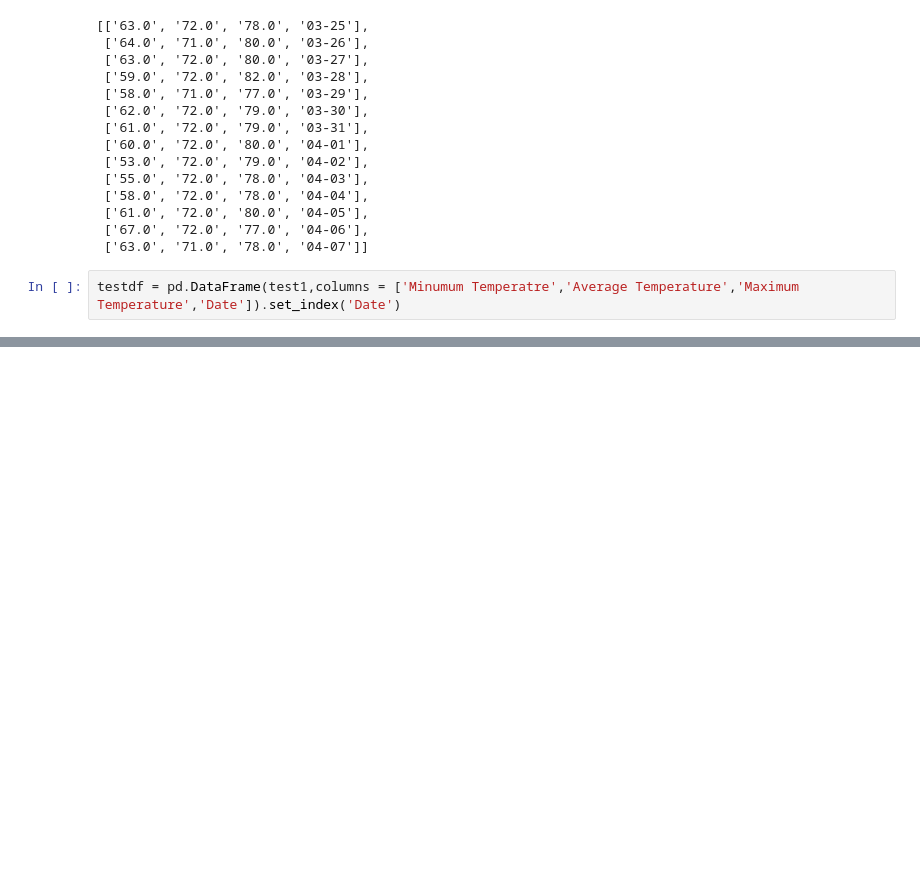
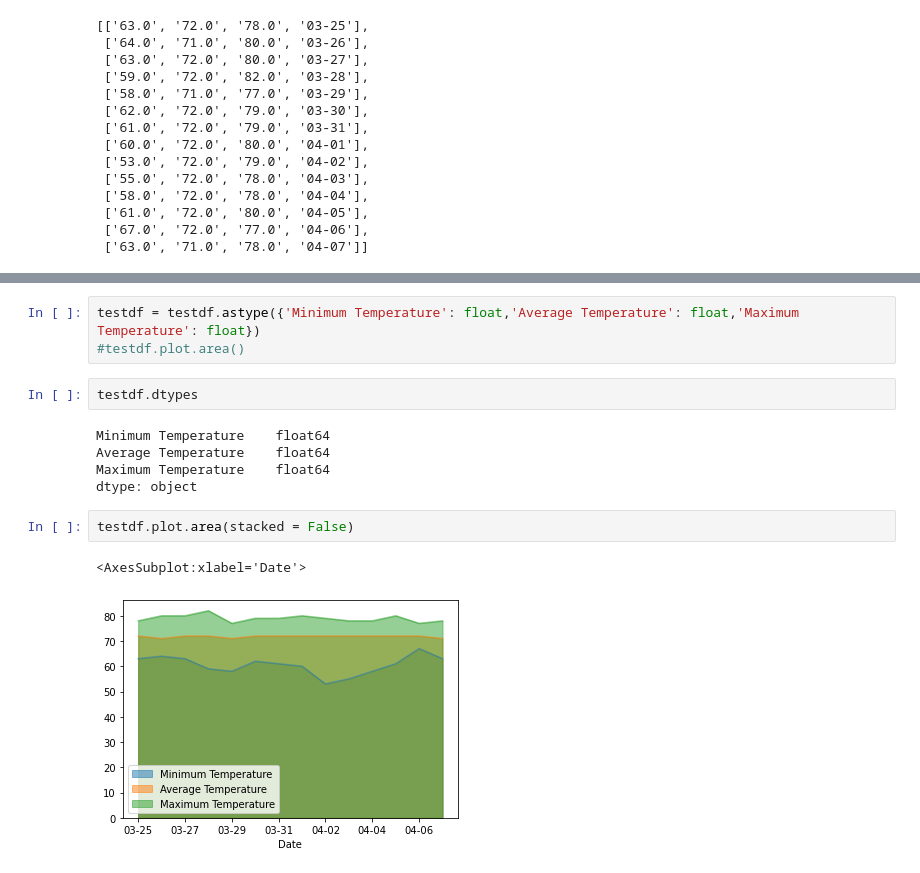
Before and after one commit to bakerv/sqlalchemy-challenge, a Jupyter notebook: main.ipynb, the cells around one changed output, grey strips where cells are left out. Drawn from its saved outputs; the diff is of its cells as text; blank space fills up the shorter version.

```diff
--- a/main.ipynb
+++ b/main.ipynb
@@ -411,6 +414,4 @@ test1
  ['61.0', '72.0', '80.0', '04-05'],
  ['67.0', '72.0', '77.0', '04-06'],
  ['63.0', '71.0', '78.0', '04-07']]
-# %%
-testdf = pd.DataFrame(test1,columns = ['Minumum Temperatre','Average Temperature','Maximum Temperature','Date']).set_index('Date')
 # %%
@@ -446,0 +512,15 @@ testdf
+# %%
+testdf = testdf.astype({'Minimum Temperature': float,'Average Temperature': float,'Maximum Temperature': float})
+#testdf.plot.area()
+# %%
+testdf.dtypes
+# %% [output]
+Minimum Temperature    float64
+Average Temperature    float64
+Maximum Temperature    float64
+dtype: object
+# %%
+testdf.plot.area(stacked = False)
+# %% [output]
+<AxesSubplot:xlabel='Date'>
+[figure, added]
```
Also changed, not shown: parts of 6 cells of this notebook.
